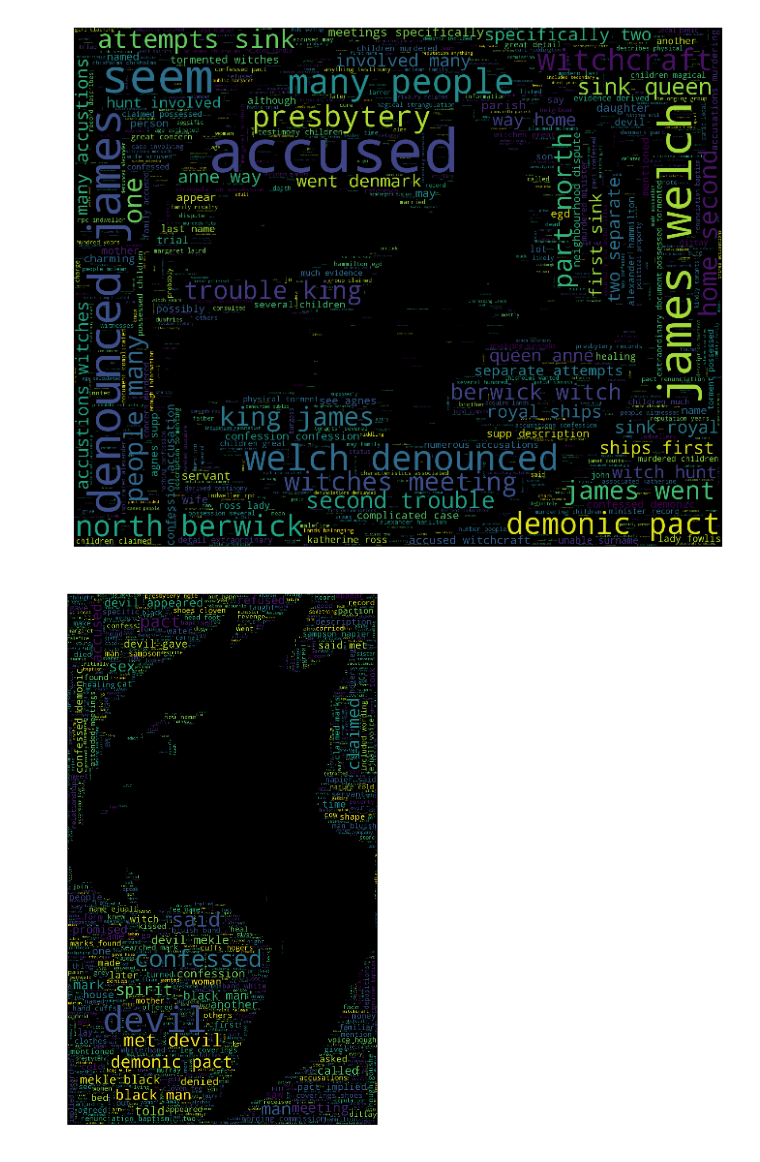
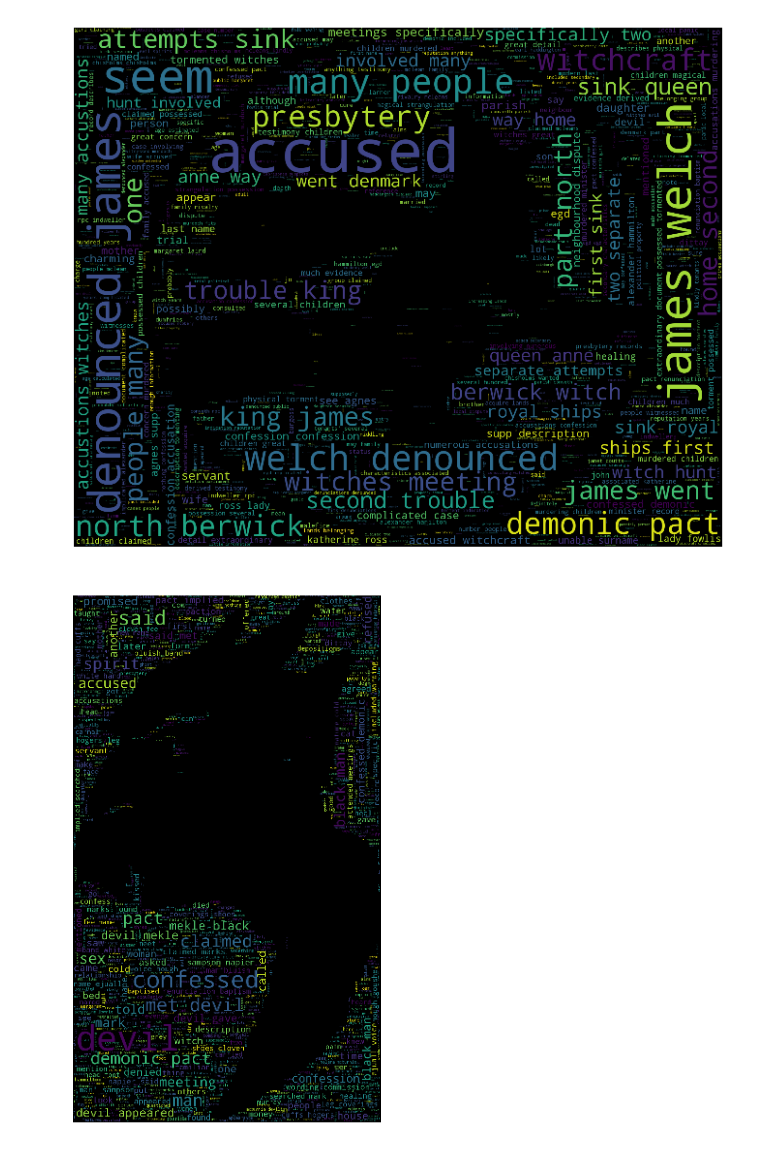
Before and after one commit to SallyM/witches, a Jupyter notebook: Data_viz.ipynb, the cells around one changed output. Saved outputs shown, nothing was run; the diff lists cells and outputs as text; code cells hidden in the pictures.

```diff
--- a/Data_viz.ipynb
+++ b/Data_viz.ipynb
@@ -121,9 +121,9 @@ devil_notes = devil_notes.dropna()
 devil_text = " ".join([w.lower() for w in devil_notes.values.flatten().tolist()])
 # %%
 generate_cloud(devil_text, "images/DevilSilhouette.png", "images/devil_cloud.png",
-               background_color="black", add_stopwords=add_stopwords, size = 12)
+               background_color="black", add_stopwords=add_stopwords, size = 10)
 # %% [output]
-[figure, old version]
+[figure, new version]
 # %%
 # images taken from:
 # http://www.publicdomainpictures.net/view-image.php?image=129258&picture=white-witch-in-a-circle
```
